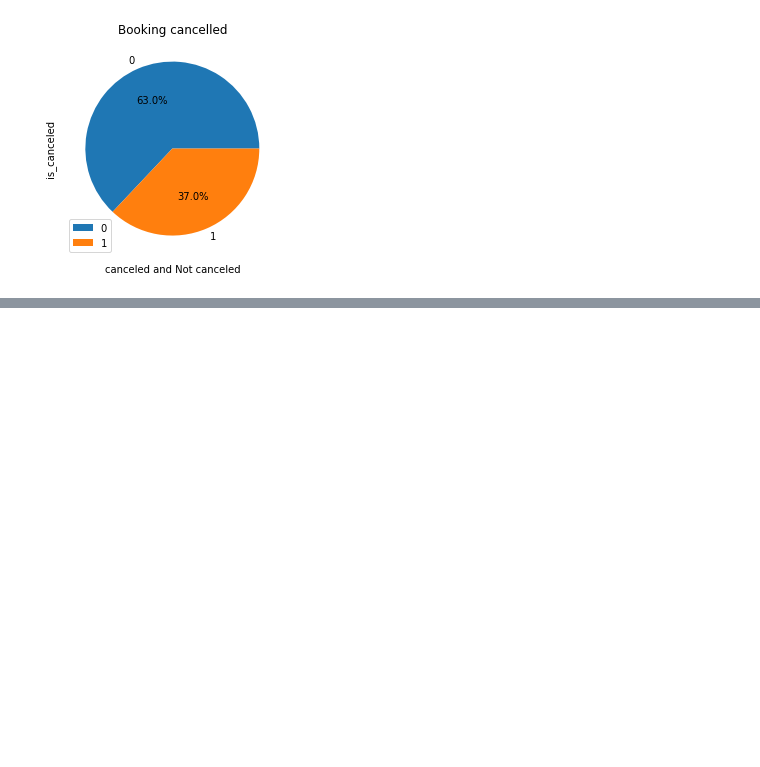
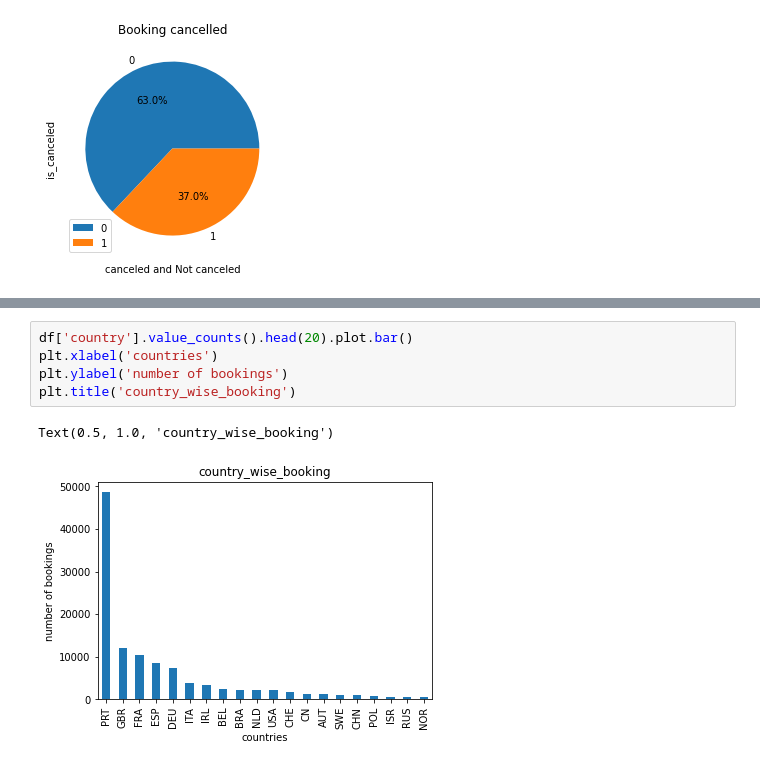
Before and after one commit to prathamesh1110/EDA-Capstone-1, a Jupyter notebook: projectEDA.ipynb, the cells around one changed output, grey strips where cells are left out. Drawn from its saved outputs; the diff is of its cells as text; blank space fills up the shorter version.

```diff
--- a/projectEDA.ipynb
+++ b/projectEDA.ipynb
@@ -214,0 +282,8 @@ plt.show()
+# %%
+df['country'].value_counts().head(20).plot.bar()
+plt.xlabel('countries')
+plt.ylabel('number of bookings')
+plt.title('country_wise_booking')
+# %% [output]
+Text(0.5, 1.0, 'country_wise_booking')
+[figure, added]
```
Also changed, not shown: parts of 20 cells of this notebook.
